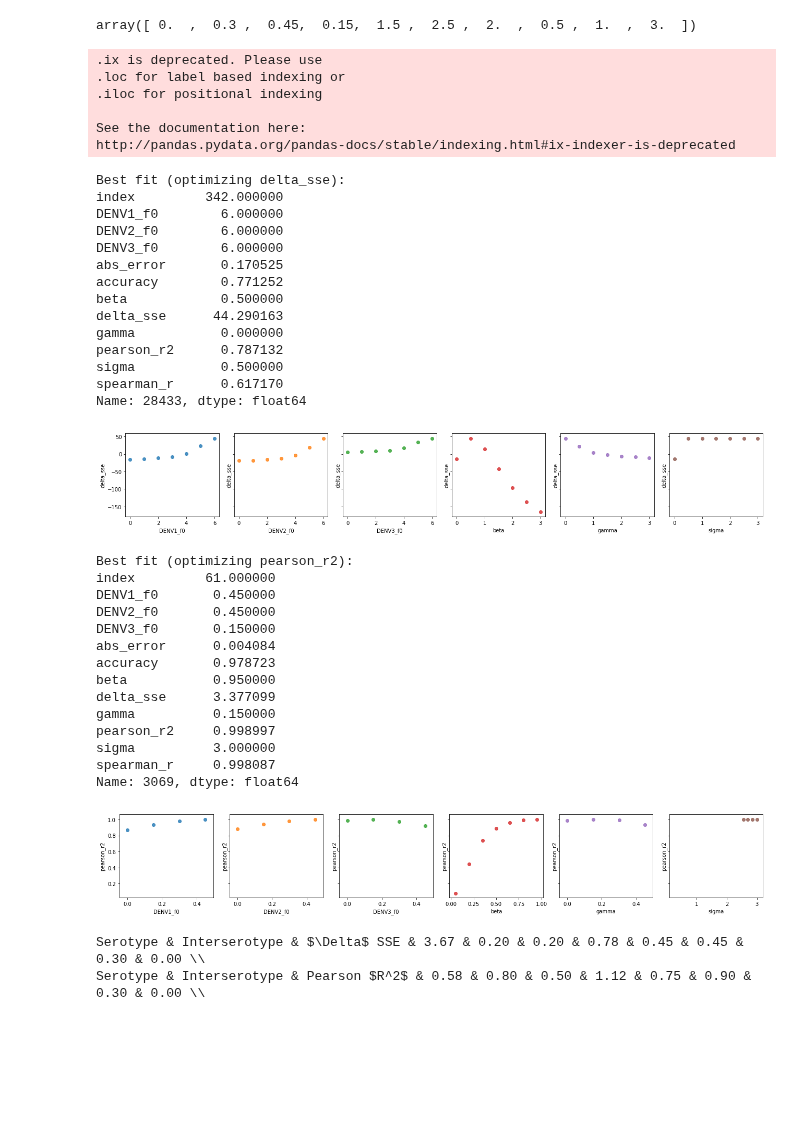
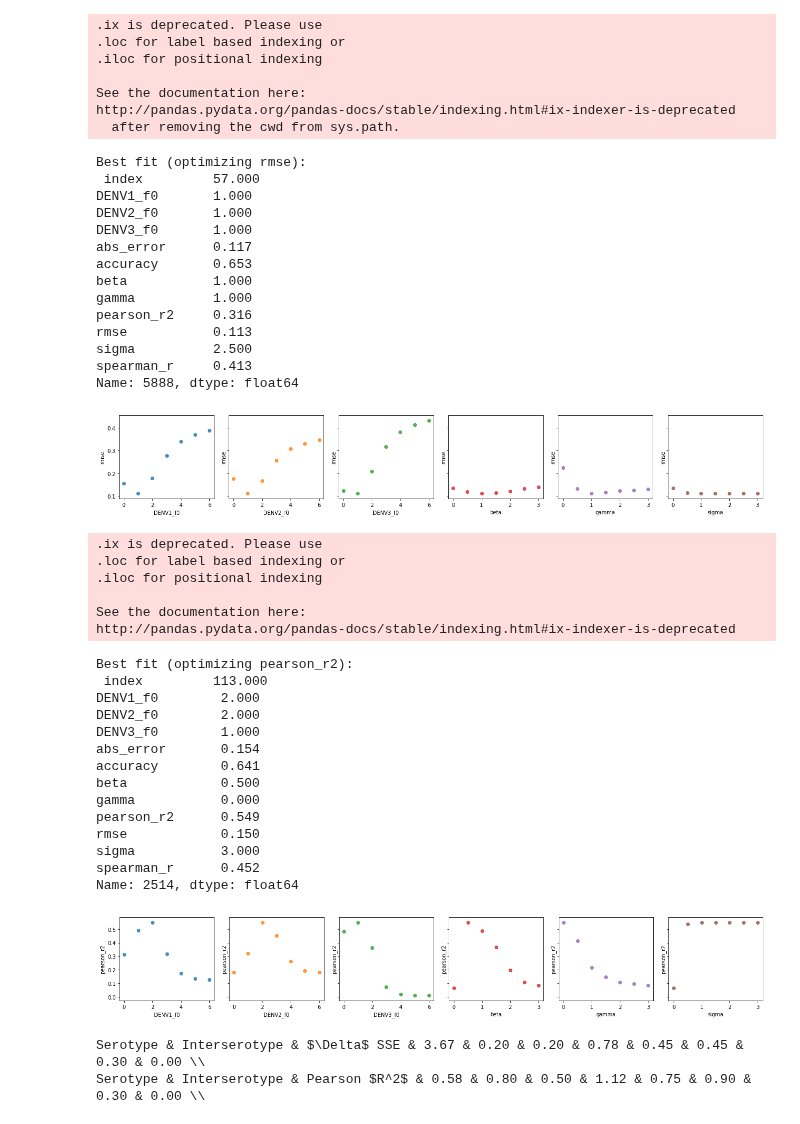
Before and after one commit to blab/dengue-antigenic-dynamics, a Jupyter notebook: fitness_model/helper_scripts/profile-likelihoods.ipynb, the cells around one changed output. Cells and saved outputs as stored; diff of their text form; code cells hidden in the pictures; blank space fills up the shorter version.

Commit message:
Add serotype coarse results (rmse full trajectory), set up fine grid

```diff
--- a/fitness_model/helper_scripts/profile-likelihoods.ipynb
+++ b/fitness_model/helper_scripts/profile-likelihoods.ipynb
@@ -6,7 +6,7 @@ import matplotlib.pyplot as plt
 %matplotlib inline
 # %%
 name = 'seasia_serotype'
-infile = '../simulation/model_performance.csv'
+infile = '../southeast_asia/serotype/model_performance.csv'
 model_performance = pd.read_csv(infile, index_col=0)
 
 model_performance.drop('Unnamed: 0.1', axis=1, inplace=True)
@@ -14,78 +14,81 @@ model_performance = model_performance.reset_index()
 
 fit_params = ['DENV1_f0','DENV2_f0','DENV3_f0','beta', 'gamma', 'sigma']
 metrics = ['abs_error', 'accuracy', 'beta', 'delta_sse', 'information_gain', 'pearson_r2', 'spearman_r']
-# %%
-pd.unique(model_performance['gamma'])
-# %% [output]
-array([ 0.  ,  0.3 ,  0.45,  0.15,  1.5 ,  2.5 ,  2.  ,  0.5 ,  1.  ,  3.  ])
 # %%
 def plot_profile_likelihoods(model_performance, metric):
 
-    if metric == 'abs_error':
+    if metric == 'abs_error' or metric == 'rmse':
         best_fit = model_performance.ix[model_performance[metric].idxmin()]
     else:
         best_fit = model_performance.ix[model_performance[metric].idxmax()]
-    print 'Best fit (optimizing %s):\n'%metric, best_fit
+    print ('Best fit (optimizing %s):\n'%metric, best_fit)
 
     fig, axes = plt.subplots(ncols=len(fit_params), nrows=1, figsize=(3*len(fit_params), 3), sharey=True)
     for profile_param,ax in zip(fit_params, axes):
 
         fixed_params = [p for p in fit_params if p != profile_param]
 
         plot_data = model_performance
         for fp in fixed_params:
             plot_data = plot_data.loc[plot_data[fp] == best_fit[fp]]
 
         sns.regplot(profile_param, metric, data=plot_data, fit_reg=False, ax=ax)
         ax.set_xlabel(profile_param)
         ax.set_ylabel(metric)
 
     plt.tight_layout()
 #     plt.savefig('../profile-likelihoods/%s_%s_perf.png', dpi=300, bbox_inches='tight')
     plt.show()
 
     return best_fit
 
 
-delta_sse = plot_profile_likelihoods(model_performance, 'delta_sse')
+delta_sse = plot_profile_likelihoods(model_performance, 'rmse')
 r2 = plot_profile_likelihoods(model_performance, 'pearson_r2')
 # %% [output]
 .ix is deprecated. Please use
 .loc for label based indexing or
 .iloc for positional indexing
 
 See the documentation here:
 http://pandas.pydata.org/pandas-docs/stable/indexing.html#ix-indexer-is-deprecated
+  after removing the cwd from sys.path.
-Best fit (optimizing delta_sse):
-index         342.000000
-DENV1_f0        6.000000
-DENV2_f0        6.000000
-DENV3_f0        6.000000
-abs_error       0.170525
-accuracy        0.771252
-beta            0.500000
-delta_sse      44.290163
-gamma           0.000000
-pearson_r2      0.787132
-sigma           0.500000
-spearman_r      0.617170
-Name: 28433, dtype: float64
+Best fit (optimizing rmse):
+ index         57.000
+DENV1_f0       1.000
+DENV2_f0       1.000
+DENV3_f0       1.000
+abs_error      0.117
+accuracy       0.653
+beta           1.000
+gamma          1.000
+pearson_r2     0.316
+rmse           0.113
+sigma          2.500
+spearman_r     0.413
+Name: 5888, dtype: float64
-[figure, old version]
+[figure, new version]
-Best fit (optimizing pearson_r2):
-index         61.000000
-DENV1_f0       0.450000
-DENV2_f0       0.450000
-DENV3_f0       0.150000
-abs_error      0.004084
-accuracy       0.978723
-beta           0.950000
-delta_sse      3.377099
-gamma          0.150000
-pearson_r2     0.998997
-sigma          3.000000
-spearman_r     0.998087
-Name: 3069, dtype: float64
+.ix is deprecated. Please use
+.loc for label based indexing or
+.iloc for positional indexing
+
+See the documentation here:
+http://pandas.pydata.org/pandas-docs/stable/indexing.html#ix-indexer-is-deprecated
+Best fit (optimizing pearson_r2):
+ index         113.000
+DENV1_f0        2.000
+DENV2_f0        2.000
+DENV3_f0        1.000
+abs_error       0.154
+accuracy        0.641
+beta            0.500
+gamma           0.000
+pearson_r2      0.549
+rmse            0.150
+sigma           3.000
+spearman_r      0.452
+Name: 2514, dtype: float64
-[figure, old version]
+[figure, new version]
 # %%
 def generate_table(best_fit, metric, genres, antres):
     fit_dict = best_fit.to_dict()
```
Also changed, not shown: 3 other files.
